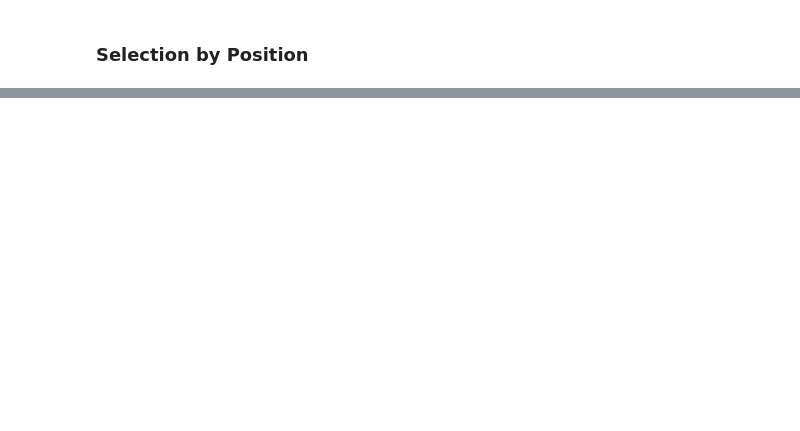
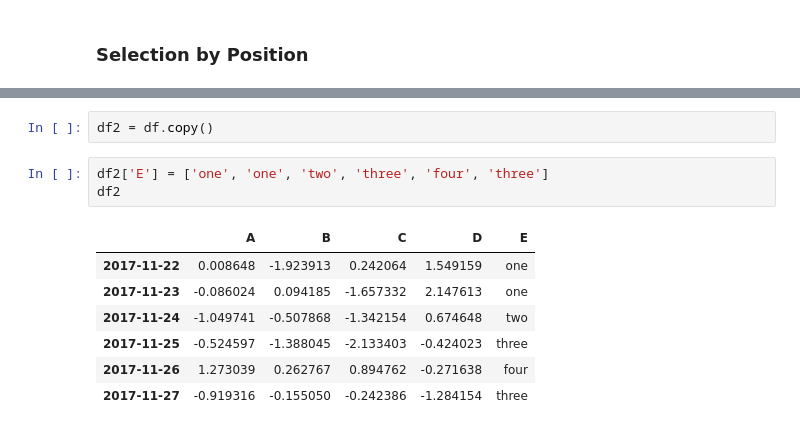
Before and after one commit to corazzon/TIL, a Jupyter notebook: pandas_exercises/10minmutes_to_pandas.ipynb, the cells around one changed output, grey strips where cells are left out. Cells and saved outputs as stored; diff of their text form; blank space fills up the shorter version.

```diff
--- a/pandas_exercises/10minmutes_to_pandas.ipynb
+++ b/pandas_exercises/10minmutes_to_pandas.ipynb
@@ -233,0 +291,13 @@ df.at[dates[0],'A']
+# %%
+df2 = df.copy()
+# %%
+df2['E'] = ['one', 'one', 'two', 'three', 'four', 'three']
+df2
+# %% [output]
+|  | A | B | C | D | E |
+| 2017-11-22 | 0.008648 | -1.923913 | 0.242064 | 1.549159 | one |
+| 2017-11-23 | -0.086024 | 0.094185 | -1.657332 | 2.147613 | one |
+| 2017-11-24 | -1.049741 | -0.507868 | -1.342154 | 0.674648 | two |
+| 2017-11-25 | -0.524597 | -1.388045 | -2.133403 | -0.424023 | three |
+| 2017-11-26 | 1.273039 | 0.262767 | 0.894762 | -0.271638 | four |
+| 2017-11-27 | -0.919316 | -0.155050 | -0.242386 | -1.284154 | three |
```
Also changed, not shown: parts of 30 cells of this notebook.
